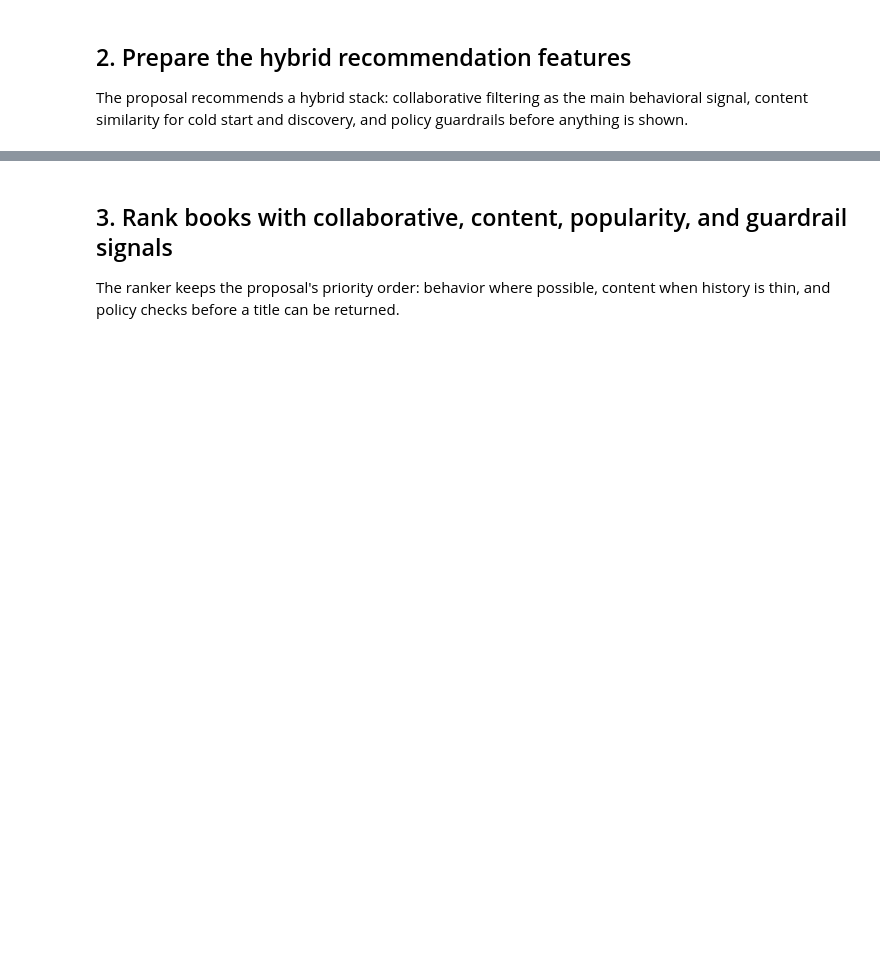
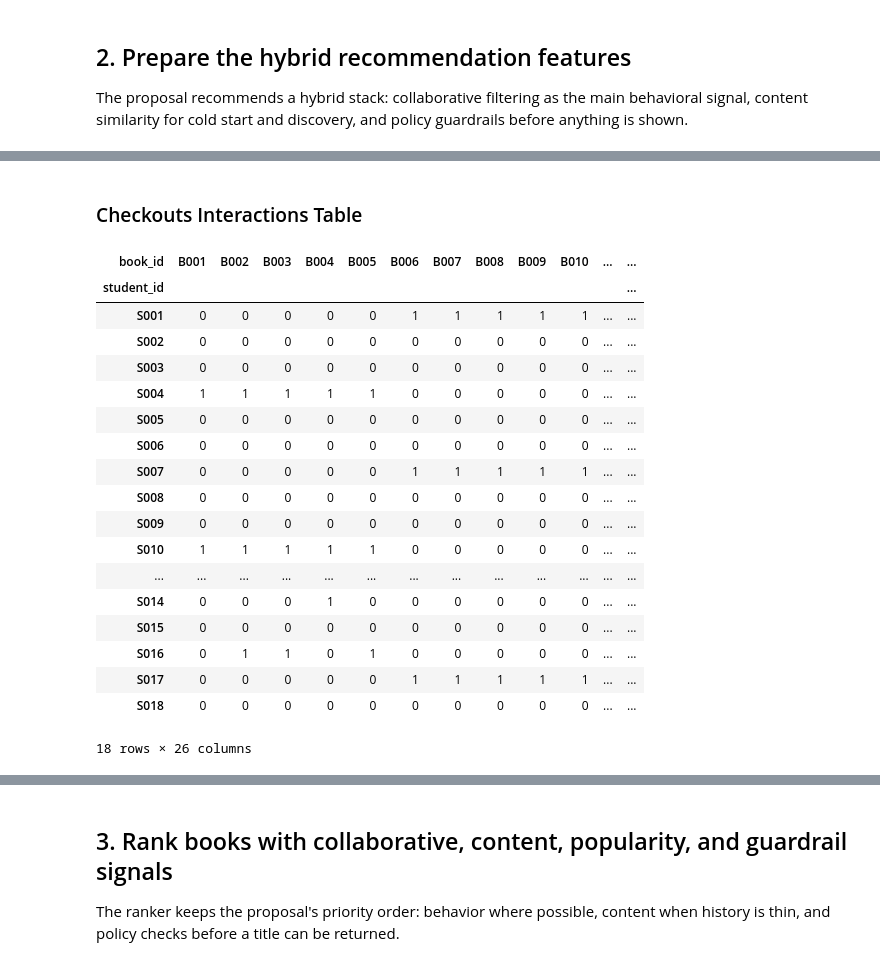
Before and after one commit to moro-no-kimi/qvest, a Jupyter notebook: copilot/hybrid_recommendation_demo.ipynb, the cells around one changed output, grey strips where cells are left out. Saved outputs shown, nothing was run; the diff lists cells and outputs as text; code cells hidden in the pictures; blank space fills up the shorter version.

```diff
--- a/copilot/hybrid_recommendation_demo.ipynb
+++ b/copilot/hybrid_recommendation_demo.ipynb
@@ -195,0 +354,30 @@ The proposal recommends a hybrid stack: collaborative filtering as the main beha
+# %% [markdown]
+### Checkouts Interactions Table
+# %%
+interactions = (
+    checkouts.assign(value=1)
+    .pivot_table(index='student_id', columns='book_id', values='value', aggfunc='sum', fill_value=0)
+    .reindex(index=students['student_id'], columns=catalog['book_id'], fill_value=0)
+)
+
+interactions
+# %% [output]
+| book_id | B001 | B002 | B003 | B004 | B005 | B006 | B007 | B008 | B009 | B010 | ... | ... |
+| student_id |  |  |  |  |  |  |  |  |  |  |  | ... |
+| S001 | 0 | 0 | 0 | 0 | 0 | 1 | 1 | 1 | 1 | 1 | ... | ... |
+| S002 | 0 | 0 | 0 | 0 | 0 | 0 | 0 | 0 | 0 | 0 | ... | ... |
+| S003 | 0 | 0 | 0 | 0 | 0 | 0 | 0 | 0 | 0 | 0 | ... | ... |
+| S004 | 1 | 1 | 1 | 1 | 1 | 0 | 0 | 0 | 0 | 0 | ... | ... |
+| S005 | 0 | 0 | 0 | 0 | 0 | 0 | 0 | 0 | 0 | 0 | ... | ... |
+| S006 | 0 | 0 | 0 | 0 | 0 | 0 | 0 | 0 | 0 | 0 | ... | ... |
+| S007 | 0 | 0 | 0 | 0 | 0 | 1 | 1 | 1 | 1 | 1 | ... | ... |
+| S008 | 0 | 0 | 0 | 0 | 0 | 0 | 0 | 0 | 0 | 0 | ... | ... |
+| S009 | 0 | 0 | 0 | 0 | 0 | 0 | 0 | 0 | 0 | 0 | ... | ... |
+| S010 | 1 | 1 | 1 | 1 | 1 | 0 | 0 | 0 | 0 | 0 | ... | ... |
+| ... | ... | ... | ... | ... | ... | ... | ... | ... | ... | ... | ... | ... |
+| S014 | 0 | 0 | 0 | 1 | 0 | 0 | 0 | 0 | 0 | 0 | ... | ... |
+| S015 | 0 | 0 | 0 | 0 | 0 | 0 | 0 | 0 | 0 | 0 | ... | ... |
+| S016 | 0 | 1 | 1 | 0 | 1 | 0 | 0 | 0 | 0 | 0 | ... | ... |
+| S017 | 0 | 0 | 0 | 0 | 0 | 1 | 1 | 1 | 1 | 1 | ... | ... |
+| S018 | 0 | 0 | 0 | 0 | 0 | 0 | 0 | 0 | 0 | 0 | ... | ... |
+18 rows × 26 columns
```
Also changed, not shown: parts of 13 cells of this notebook.
